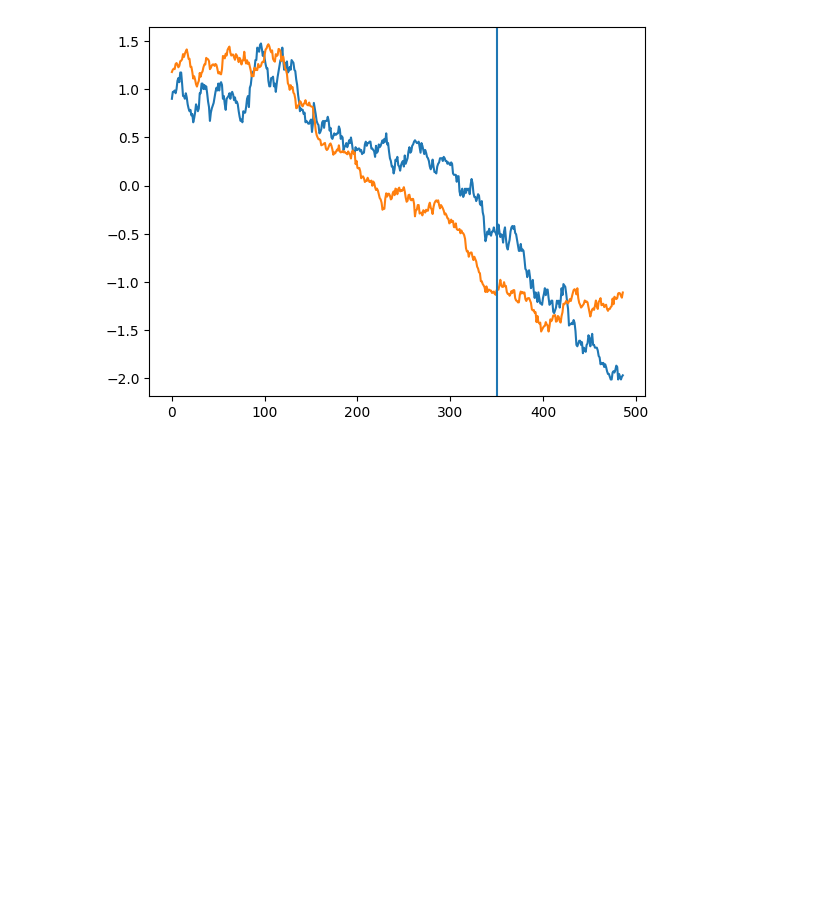
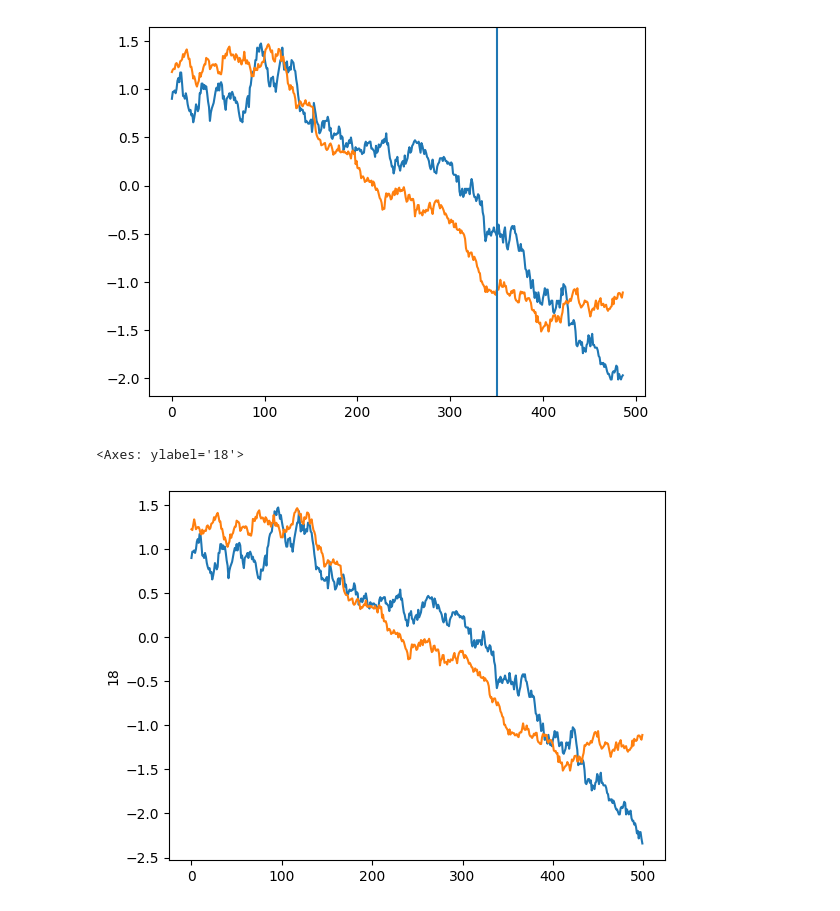
Before and after one commit to Troppydash/algothon, a Jupyter notebook: da/khang_strategy.ipynb, the cells around one changed output. Saved outputs shown, nothing was run; the diff lists cells and outputs as text; code cells hidden in the pictures; blank space fills up the shorter version.

```diff
--- a/da/khang_strategy.ipynb
+++ b/da/khang_strategy.ipynb
@@ -193,3 +196,9 @@ plt.axvline(350)
 0.9069515239547417
 <matplotlib.lines.Line2D at 0x...>
 [figure]
+# %%
+sns.lineplot(standard1)
+sns.lineplot(standard2)
+# %% [output]
+<Axes: ylabel='18'>
+[figure, added]
```
Also changed, not shown: parts of 7 cells of this notebook, 4 other files.
